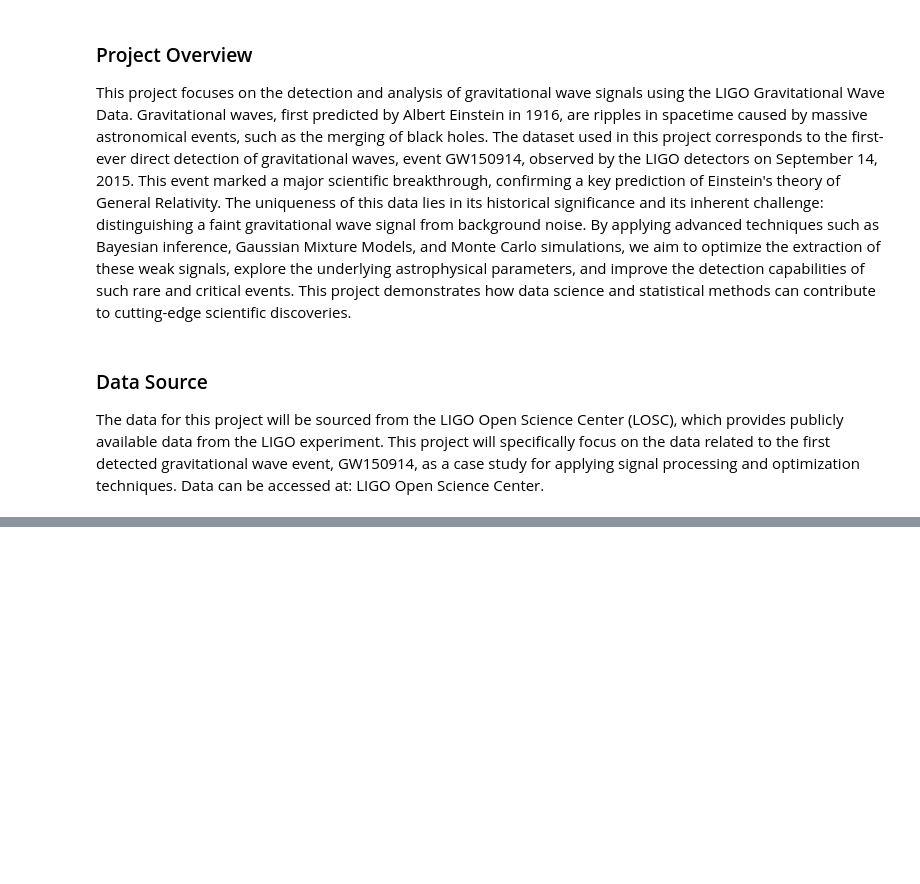
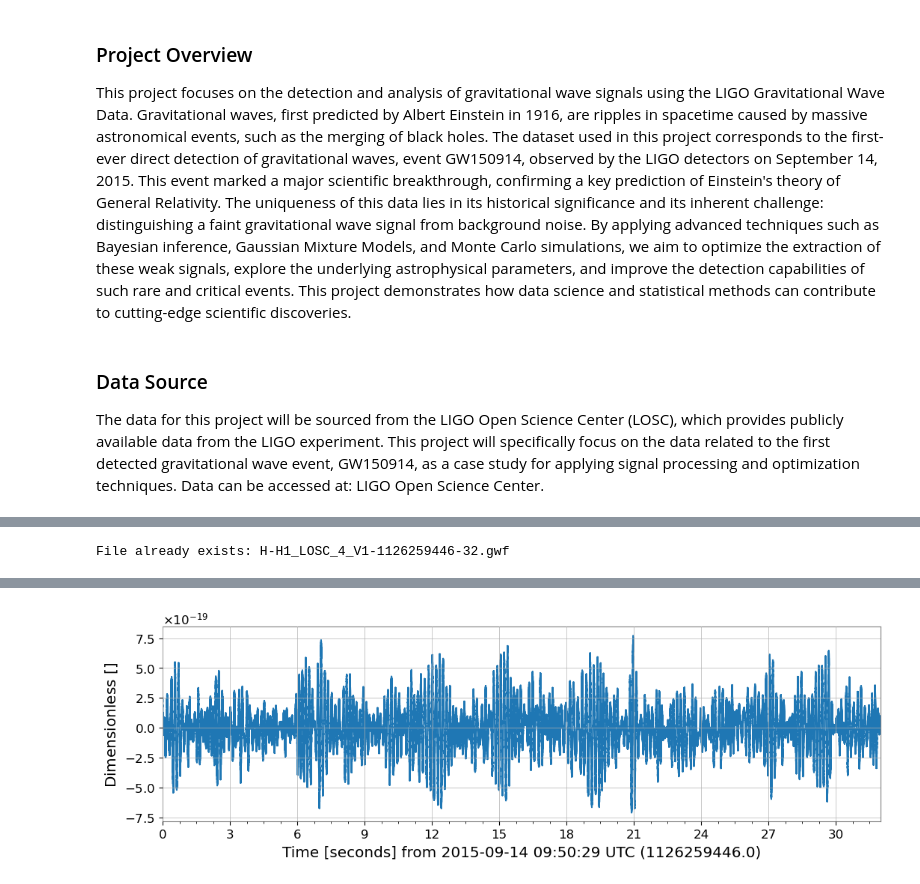
Before and after one commit to statmallu/NFL, a Jupyter notebook: bayesian_gravitational_wave_signal_processing/gravitational_wave_signal_processing.ipynb, the cells around one changed output, grey strips where cells are left out. Cells and saved outputs as stored; diff of their text form; code cells hidden in the pictures; blank space fills up the shorter version.

```diff
--- a/bayesian_gravitational_wave_signal_processing/gravitational_wave_signal_processing.ipynb
+++ b/bayesian_gravitational_wave_signal_processing/gravitational_wave_signal_processing.ipynb
@@ -84,17 +60,28 @@ def plot_time_series(raw_data, filtered_data, title="Gravitational Wave Data"):
-# %%
-# Main Execution
-
-# Step 1: Download the data
-download_ligo_data(ligo_data_url, file_name)
-
-# Step 2: Load the data
-strain_data = load_ligo_data(file_name, channel_name)
-
-# Step 3: Apply the highpass filter
-filtered_data = apply_highpass_filter(strain_data, cutoff=15.0)
-
-# Step 4: Estimate and plot the PSD
-psd = estimate_psd(filtered_data)
-
-# Step 5: Plot the raw and filtered time-series data
-plot_time_series(strain_data, filtered_data)
+# %%
+# Step 1: Download the data
+download_ligo_data(ligo_data_url, file_name)
+# %% [output]
+File already exists: H-H1_LOSC_4_V1-1126259446-32.gwf
+# %%
+file_path = '../bayesian_gravitational_wave_signal_processing/data/H-H1_LOSC_4_V1-1126259446-32.gwf'
+channel_name = 'H1:LOSC-STRAIN'
+# %%
+from gwpy.timeseries import TimeSeries
+import matplotlib.pyplot as plt
+
+# Function to load and plot strain data directly by specifying the channel
+def load_and_plot_channel(file_path, channel_name):
+    try:
+        # Attempt to load strain data for the given channel
+        strain_data = TimeSeries.read(file_path, channel_name)
+        print(f"Successfully loaded data from {channel_name}")
+
+        # Plot the strain data
+        strain_data.plot()
+        plt.show()
+    except Exception as e:
+        print(f"Error while loading or plotting strain data: {e}")
+# %%
+# Load and plot the strain data from the specified channel
+load_and_plot_channel(file_path, channel_name)
+# %% [output]
@@ -100,0 +89 @@ plot_time_series(strain_data, filtered_data)
+[figure, added]
```
Also changed, not shown: parts of 38 cells of this notebook, 8 other files.
